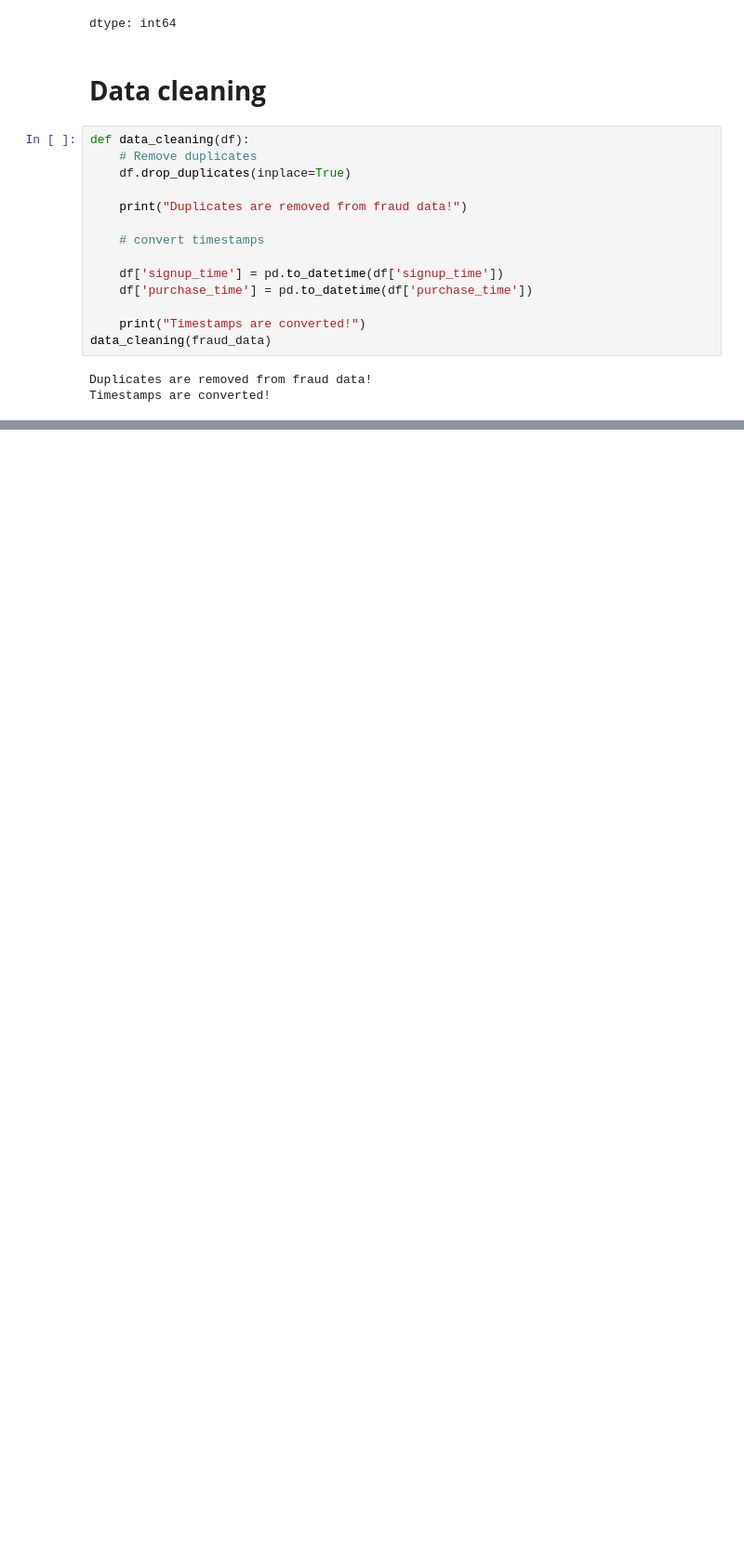
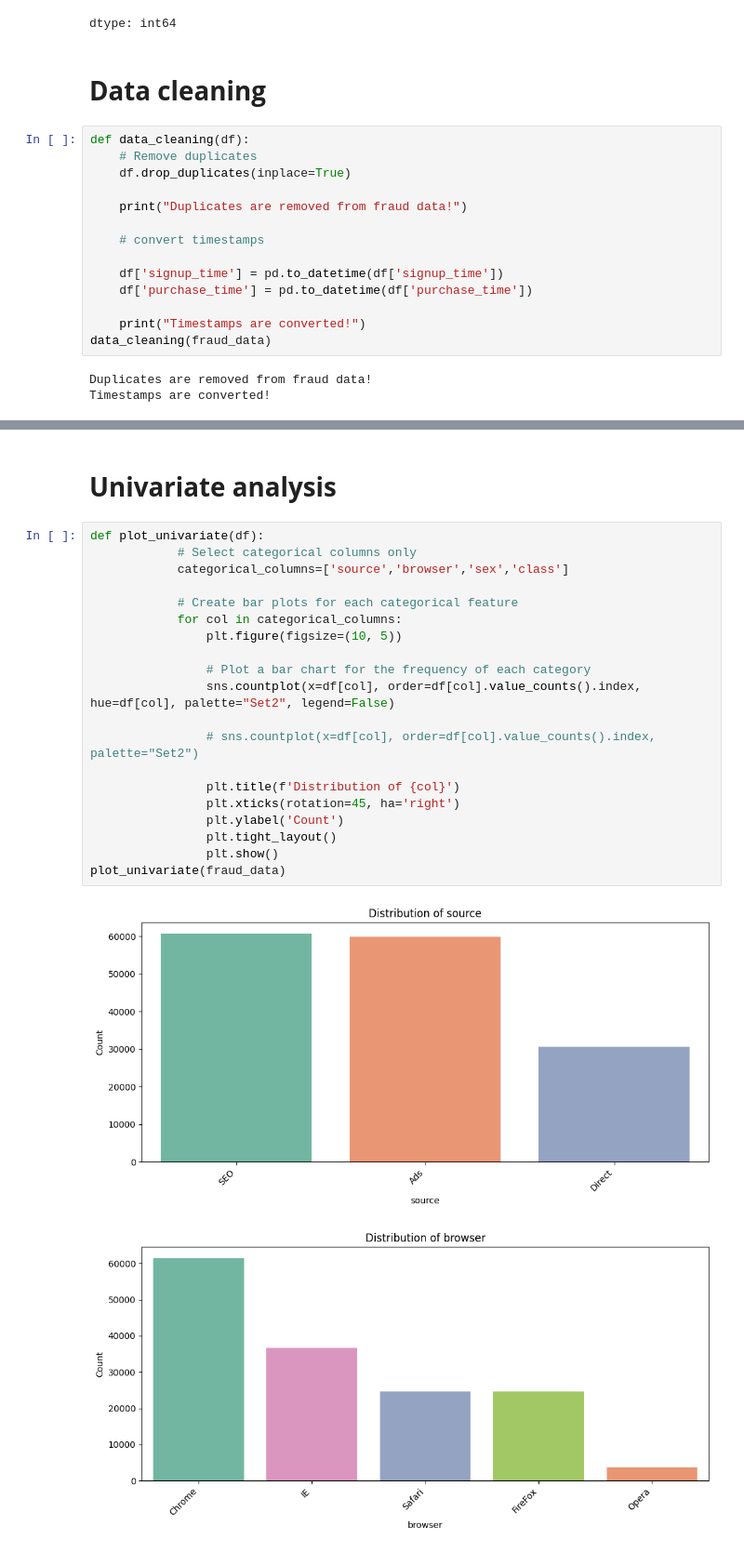
Before and after one commit to hiwothadush/fraud-detection-for-eCommerce-and-banks, a Jupyter notebook: notebooks/fraud_data_preprocessing.ipynb, the cells around one changed output, grey strips where cells are left out. Shown: that part at 93% size. Drawn from its saved outputs; the diff is of its cells as text; blank space fills up the shorter version.

```diff
--- a/notebooks/fraud_data_preprocessing.ipynb
+++ b/notebooks/fraud_data_preprocessing.ipynb
@@ -148,3 +145,28 @@ summarize_dataset(fraud_data, numerical_columns)
 # %% [output]
 |  | Mean | Median | Mode | Standard Deviation | Variance | Range | IQR | Skewness | Kurtosis |
 | purchase_value | 36.935372 | 35.0 | 28 | 18.322762 | 335.723613 | 145 | 27.0 | 0.670485 | 0.138292 |
+# %% [markdown]
+# **Univariate analysis**
+# %%
+def plot_univariate(df):
+            # Select categorical columns only
+            categorical_columns=['source','browser','sex','class']
+
+            # Create bar plots for each categorical feature
+            for col in categorical_columns:
+                plt.figure(figsize=(10, 5))
+
+                # Plot a bar chart for the frequency of each category
+                sns.countplot(x=df[col], order=df[col].value_counts().index, hue=df[col], palette="Set2", legend=False)
+
+                # sns.countplot(x=df[col], order=df[col].value_counts().index, palette="Set2")
+
+                plt.title(f'Distribution of {col}')
+                plt.xticks(rotation=45, ha='right')
+                plt.ylabel('Count')
+                plt.tight_layout()
+                plt.show()
+plot_univariate(fraud_data)
+# %% [output]
+[figure, added]
+[figure, added]
```
Also changed, not shown: parts of 26 cells of this notebook.
